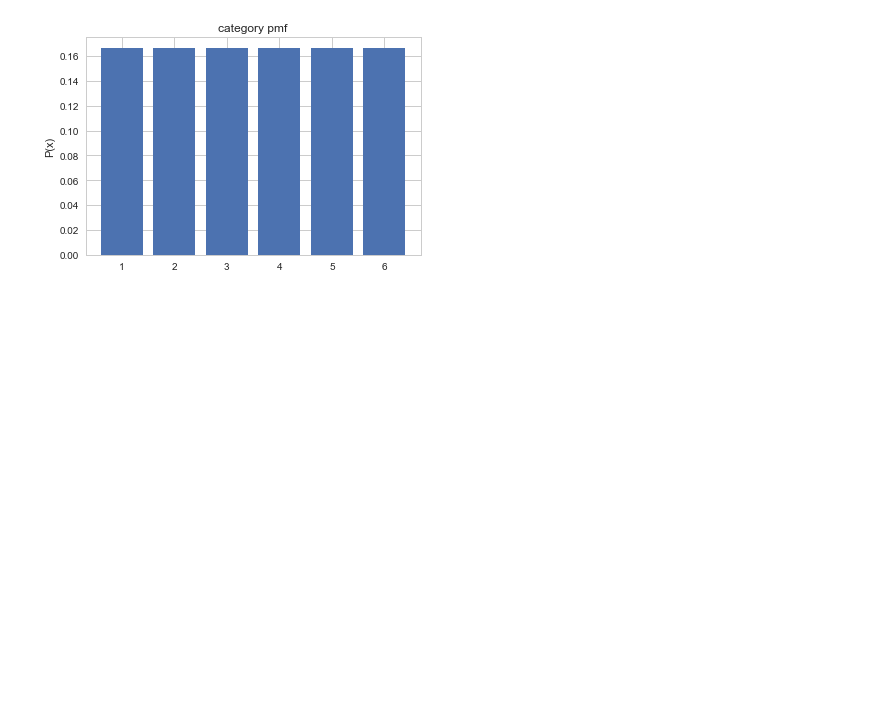
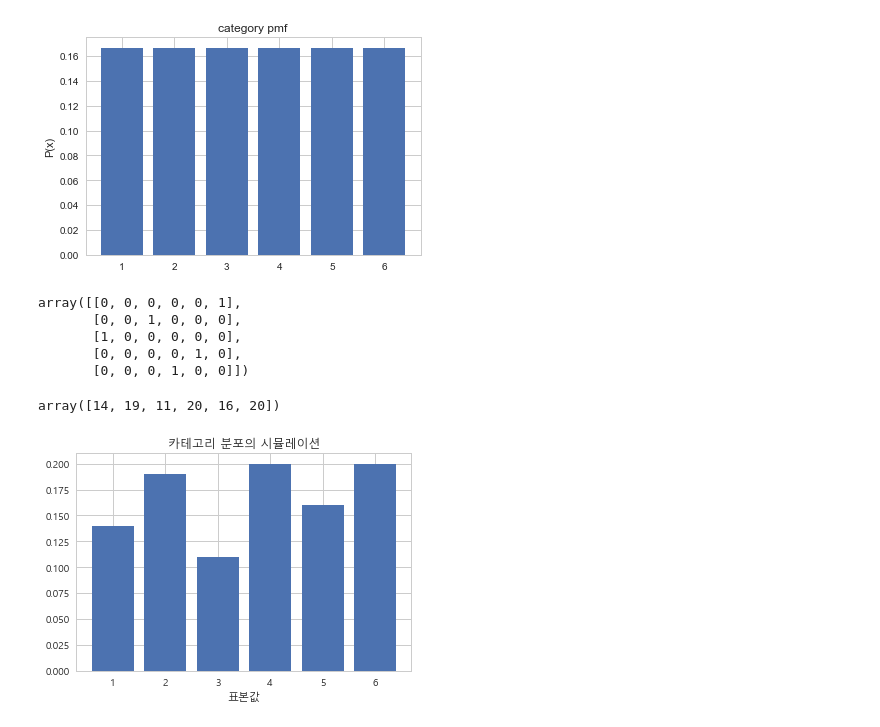
Before and after one commit to Junhojuno/TIL, a Jupyter notebook: probability/categorical_distribution.ipynb, the cells around one changed output. Cells and saved outputs as stored; diff of their text form; code cells hidden in the pictures; blank space fills up the shorter version.

````diff
--- a/probability/categorical_distribution.ipynb
+++ b/probability/categorical_distribution.ipynb
@@ -3,5 +3,10 @@
 - bernoulli distribution의 확장판
 - RV(확률변수) : x = (x1,x2,.......,) 벡터형태로 가짐
 - ex) x = 1이면, (1,0,0,0,0,0,0......) ```One Hot Encoding```
+# %%
+import matplotlib.font_manager as fm
+font_location = "C:\\Windows\Fonts\malgunbd.ttf"
+font_name = fm.FontProperties(fname=font_location).get_name()
+mpl.rc("font", family=font_name)
 # %%
 theta = np.array([1/6]*6)
@@ -25,3 +30,24 @@ plt.title("category pmf")
 plt.show()
 # %% [output]
 [figure]
+# %%
+X = rv.rvs(100, random_state=0)
+X[:5]
+# %% [output]
+array([[0, 0, 0, 0, 0, 1],
+       [0, 0, 1, 0, 0, 0],
+       [1, 0, 0, 0, 0, 0],
+       [0, 0, 0, 0, 1, 0],
+       [0, 0, 0, 1, 0, 0]])
+# %%
+X.sum(axis=0) # 행의 같은자리끼리 총합
+# %% [output]
+array([14, 19, 11, 20, 16, 20])
+# %%
+y = X.sum(axis=0) / float(len(X))
+plt.bar(np.arange(1, 7), y)
+plt.title("카테고리 분포의 시뮬레이션")
+plt.xlabel("표본값")
+plt.show()
+# %% [output]
+[figure, added]
````
Also changed, not shown: parts of 4 cells of this notebook.
